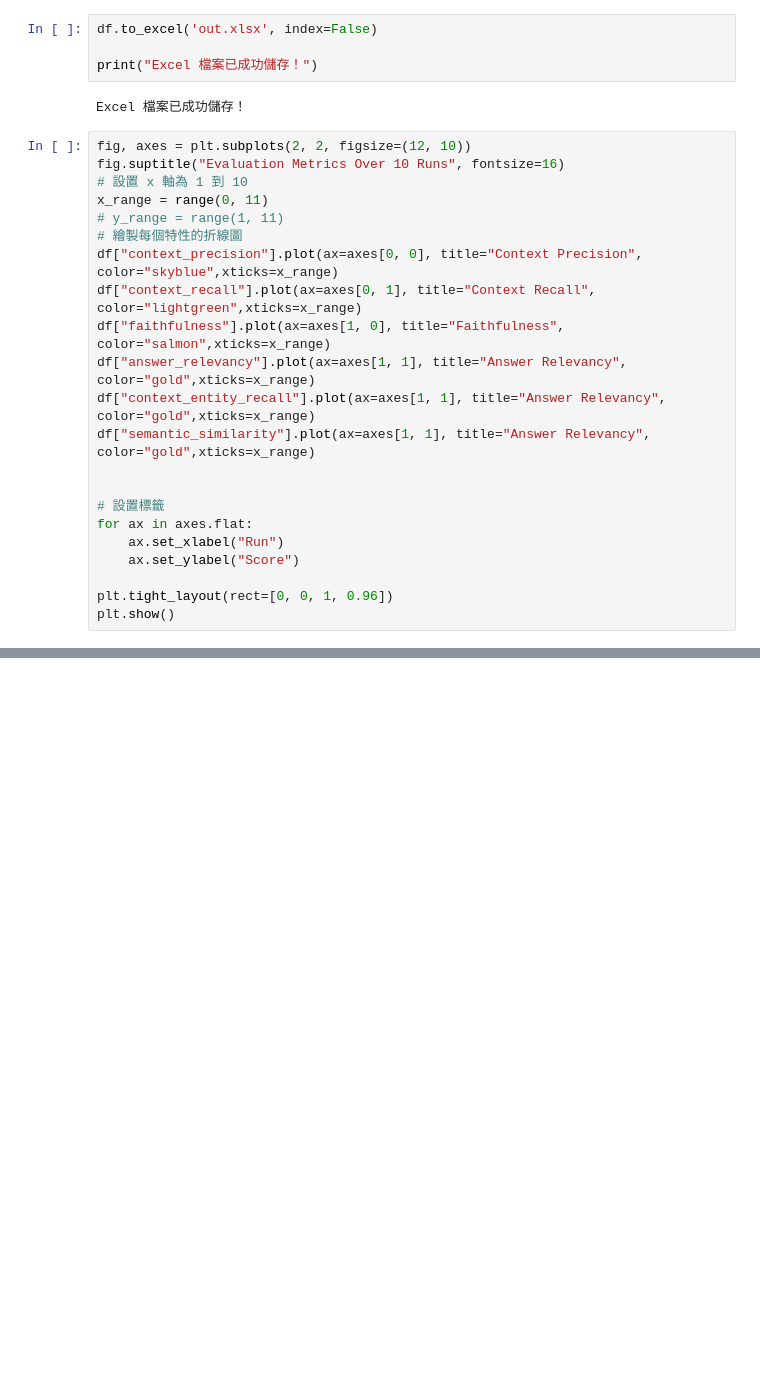
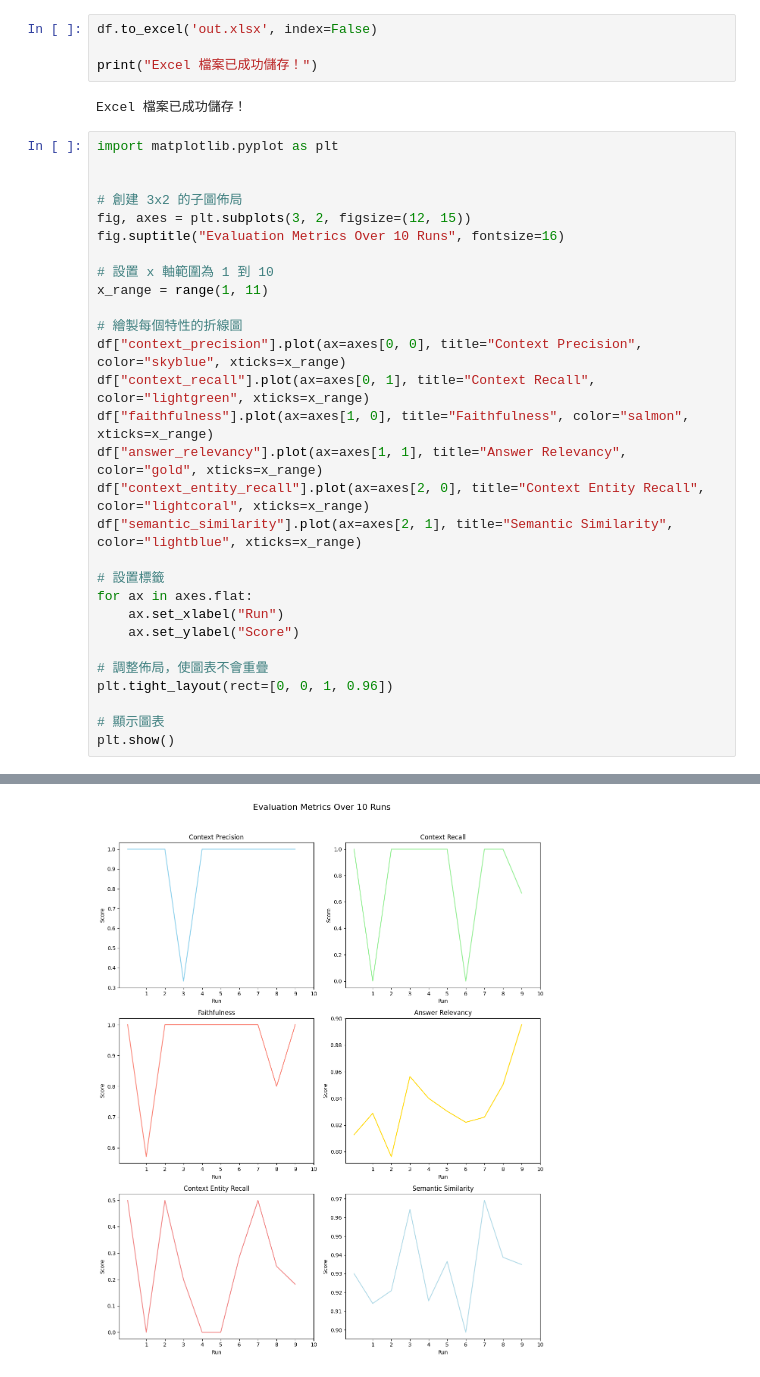
Before and after one commit to chenboju/RAG-Evaluation, a Jupyter notebook: ragasCsdn.ipynb, the cells around one changed output, grey strips where cells are left out. Saved outputs shown, nothing was run; the diff lists cells and outputs as text; blank space fills up the shorter version.

```diff
--- a/ragasCsdn.ipynb
+++ b/ragasCsdn.ipynb
@@ -657,24 +657,32 @@ print("Excel 檔案已成功儲存！")
 # %% [output]
 Excel 檔案已成功儲存！
 # %%
-fig, axes = plt.subplots(2, 2, figsize=(12, 10))
+import matplotlib.pyplot as plt
+
+
+# 創建 3x2 的子圖佈局
+fig, axes = plt.subplots(3, 2, figsize=(12, 15))
 fig.suptitle("Evaluation Metrics Over 10 Runs", fontsize=16)
-# 設置 x 軸為 1 到 10
-x_range = range(0, 11)
-# y_range = range(1, 11)
+
+# 設置 x 軸範圍為 1 到 10
+x_range = range(1, 11)
+
 # 繪製每個特性的折線圖
-df["context_precision"].plot(ax=axes[0, 0], title="Context Precision", color="skyblue",xticks=x_range)
-df["context_recall"].plot(ax=axes[0, 1], title="Context Recall", color="lightgreen",xticks=x_range)
-df["faithfulness"].plot(ax=axes[1, 0], title="Faithfulness", color="salmon",xticks=x_range)
-df["answer_relevancy"].plot(ax=axes[1, 1], title="Answer Relevancy", color="gold",xticks=x_range)
-df["context_entity_recall"].plot(ax=axes[1, 1], title="Answer Relevancy", color="gold",xticks=x_range)
-df["semantic_similarity"].plot(ax=axes[1, 1], title="Answer Relevancy", color="gold",xticks=x_range)
-
+df["context_precision"].plot(ax=axes[0, 0], title="Context Precision", color="skyblue", xticks=x_range)
+df["context_recall"].plot(ax=axes[0, 1], title="Context Recall", color="lightgreen", xticks=x_range)
+df["faithfulness"].plot(ax=axes[1, 0], title="Faithfulness", color="salmon", xticks=x_range)
+df["answer_relevancy"].plot(ax=axes[1, 1], title="Answer Relevancy", color="gold", xticks=x_range)
+df["context_entity_recall"].plot(ax=axes[2, 0], title="Context Entity Recall", color="lightcoral", xticks=x_range)
+df["semantic_similarity"].plot(ax=axes[2, 1], title="Semantic Similarity", color="lightblue", xticks=x_range)
 
 # 設置標籤
 for ax in axes.flat:
     ax.set_xlabel("Run")
     ax.set_ylabel("Score")
 
+# 調整佈局，使圖表不會重疊
 plt.tight_layout(rect=[0, 0, 1, 0.96])
+
+# 顯示圖表
 plt.show()
+# %% [output]
@@ -680,0 +706 @@ plt.show()
+[figure, added]
```
Also changed, not shown: parts of 1 cell of this notebook.
